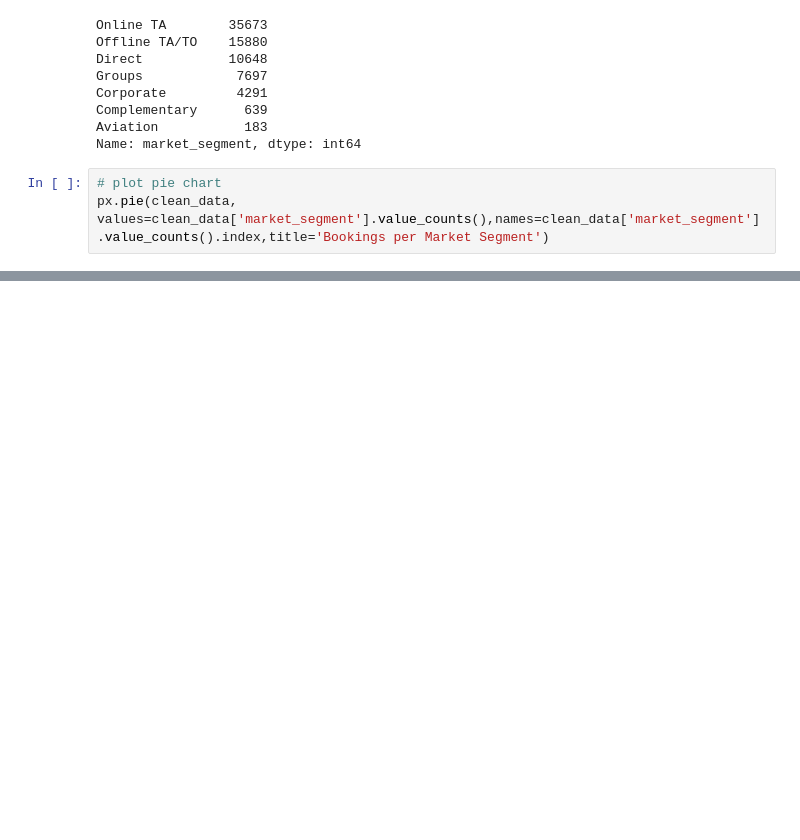
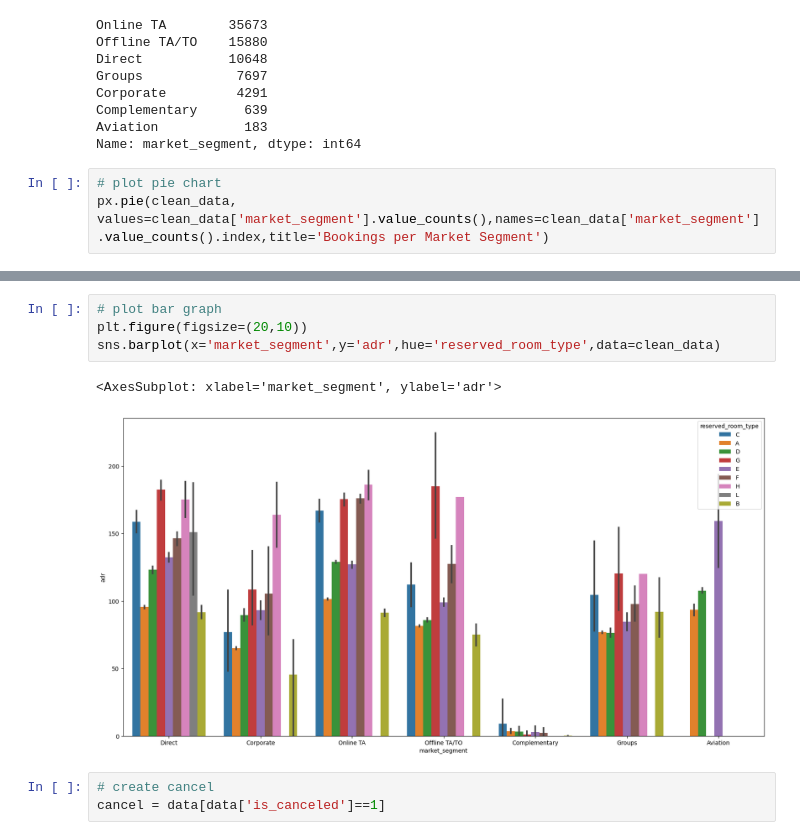
Before and after one commit to Sumetjutha/031_Real_Project_Analysis_Python, a Jupyter notebook: 002_Hotel_Booking_Data_Analysis.ipynb, the cells around one changed output, grey strips where cells are left out. Saved outputs shown, nothing was run; the diff lists cells and outputs as text; blank space fills up the shorter version.

```diff
--- a/002_Hotel_Booking_Data_Analysis.ipynb
+++ b/002_Hotel_Booking_Data_Analysis.ipynb
@@ -915,0 +938,10 @@ px.pie(clean_data, values=clean_data['market_segment'].value_counts(),names=clea
+# %%
+# plot bar graph
+plt.figure(figsize=(20,10))
+sns.barplot(x='market_segment',y='adr',hue='reserved_room_type',data=clean_data)
+# %% [output]
+<AxesSubplot: xlabel='market_segment', ylabel='adr'>
+[figure, added]
+# %%
+# create cancel
+cancel = data[data['is_canceled']==1]
```
Also changed, not shown: parts of 8 cells of this notebook, 1 other file.
